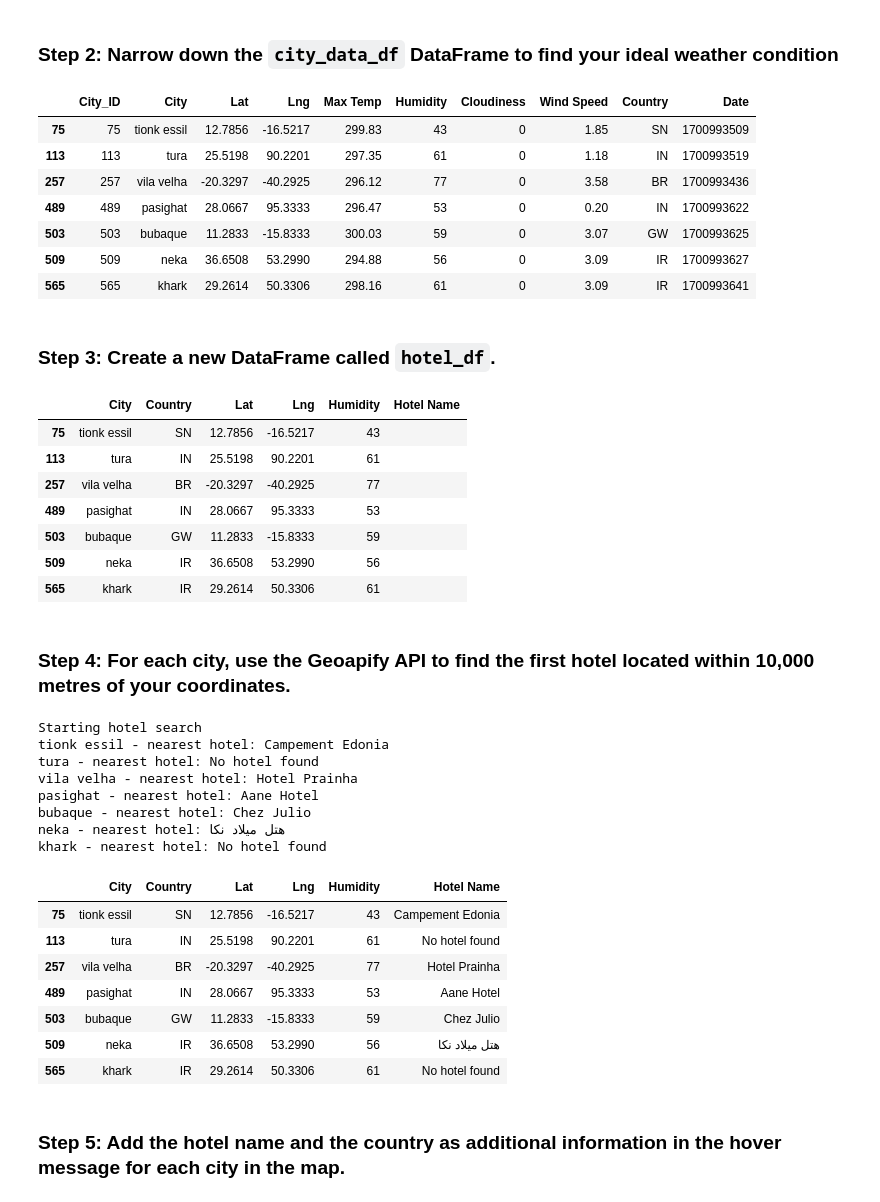
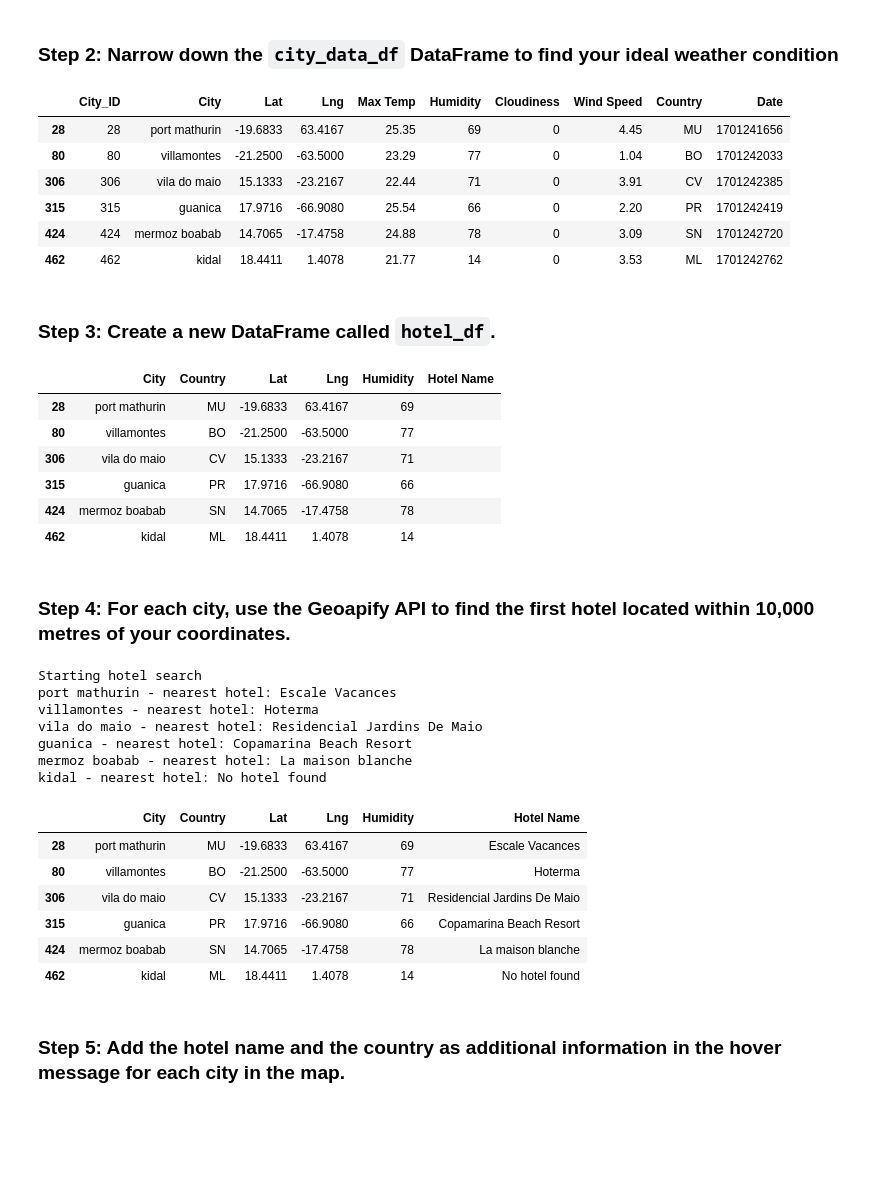
Before and after one commit to Senelli/python-api-challenge, a Jupyter notebook: WeatherPy/VacationPy.ipynb, the cells around one changed output. Saved outputs shown, nothing was run; the diff lists cells and outputs as text; code cells hidden in the pictures; blank space fills up the shorter version.

Commit message:
updated all files with current data

```diff
--- a/WeatherPy/VacationPy.ipynb
+++ b/WeatherPy/VacationPy.ipynb
@@ -54,23 +54,22 @@ map_plot_1
 ### Step 2: Narrow down the `city_data_df` DataFrame to find your ideal weather condition
 # %%
 # Narrow down cities that fit criteria and drop any results with null values
-filtered_cities_df = city_data_df.loc[(city_data_df["Max Temp"] - 273.15 < 27) & (city_data_df["Max Temp"] - 273.15 > 21) &
+filtered_cities_df = city_data_df.loc[(city_data_df["Max Temp"] < 27) & (city_data_df["Max Temp"] > 21) &
                                      (city_data_df["Wind Speed"] < 4.5) & (city_data_df["Cloudiness"] == 0)]
 
 # Drop any rows with null values
 filtered_cities_df.dropna(how = "any")
 
 # Display sample data
 filtered_cities_df
 # %% [output]
 |  | City_ID | City | Lat | Lng | Max Temp | Humidity | Cloudiness | Wind Speed | Country | Date |
-| 75 | 75 | tionk essil | 12.7856 | -16.5217 | 299.83 | 43 | 0 | 1.85 | SN | 1700993509 |
-| 113 | 113 | tura | 25.5198 | 90.2201 | 297.35 | 61 | 0 | 1.18 | IN | 1700993519 |
-| 257 | 257 | vila velha | -20.3297 | -40.2925 | 296.12 | 77 | 0 | 3.58 | BR | 1700993436 |
-| 489 | 489 | pasighat | 28.0667 | 95.3333 | 296.47 | 53 | 0 | 0.20 | IN | 1700993622 |
-| 503 | 503 | bubaque | 11.2833 | -15.8333 | 300.03 | 59 | 0 | 3.07 | GW | 1700993625 |
-| 509 | 509 | neka | 36.6508 | 53.2990 | 294.88 | 56 | 0 | 3.09 | IR | 1700993627 |
-| 565 | 565 | khark | 29.2614 | 50.3306 | 298.16 | 61 | 0 | 3.09 | IR | 1700993641 |
+| 28 | 28 | port mathurin | -19.6833 | 63.4167 | 25.35 | 69 | 0 | 4.45 | MU | 1701241656 |
+| 80 | 80 | villamontes | -21.2500 | -63.5000 | 23.29 | 77 | 0 | 1.04 | BO | 1701242033 |
+| 306 | 306 | vila do maio | 15.1333 | -23.2167 | 22.44 | 71 | 0 | 3.91 | CV | 1701242385 |
+| 315 | 315 | guanica | 17.9716 | -66.9080 | 25.54 | 66 | 0 | 2.20 | PR | 1701242419 |
+| 424 | 424 | mermoz boabab | 14.7065 | -17.4758 | 24.88 | 78 | 0 | 3.09 | SN | 1701242720 |
+| 462 | 462 | kidal | 18.4411 | 1.4078 | 21.77 | 14 | 0 | 3.53 | ML | 1701242762 |
 # %% [markdown]
 ### Step 3: Create a new DataFrame called `hotel_df`.
 # %%
@@ -84,13 +83,12 @@ hotel_df["Hotel Name"] = ""
 hotel_df
 # %% [output]
 |  | City | Country | Lat | Lng | Humidity | Hotel Name |
-| 75 | tionk essil | SN | 12.7856 | -16.5217 | 43 |  |
-| 113 | tura | IN | 25.5198 | 90.2201 | 61 |  |
-| 257 | vila velha | BR | -20.3297 | -40.2925 | 77 |  |
-| 489 | pasighat | IN | 28.0667 | 95.3333 | 53 |  |
-| 503 | bubaque | GW | 11.2833 | -15.8333 | 59 |  |
-| 509 | neka | IR | 36.6508 | 53.2990 | 56 |  |
-| 565 | khark | IR | 29.2614 | 50.3306 | 61 |  |
+| 28 | port mathurin | MU | -19.6833 | 63.4167 | 69 |  |
+| 80 | villamontes | BO | -21.2500 | -63.5000 | 77 |  |
+| 306 | vila do maio | CV | 15.1333 | -23.2167 | 71 |  |
+| 315 | guanica | PR | 17.9716 | -66.9080 | 66 |  |
+| 424 | mermoz boabab | SN | 14.7065 | -17.4758 | 78 |  |
+| 462 | kidal | ML | 18.4411 | 1.4078 | 14 |  |
 # %% [markdown]
 ### Step 4: For each city, use the Geoapify API to find the first hotel located within 10,000 metres of your coordinates.
 # %%
@@ -138,21 +136,19 @@ for index, row in hotel_df.iterrows():
 hotel_df
 # %% [output]
 Starting hotel search
-tionk essil - nearest hotel: Campement Edonia
-tura - nearest hotel: No hotel found
-vila velha - nearest hotel: Hotel Prainha
-pasighat - nearest hotel: Aane Hotel
-bubaque - nearest hotel: Chez Julio
-neka - nearest hotel: هتل میلاد نکا
-khark - nearest hotel: No hotel found
+port mathurin - nearest hotel: Escale Vacances
+villamontes - nearest hotel: Hoterma
+vila do maio - nearest hotel: Residencial Jardins De Maio
+guanica - nearest hotel: Copamarina Beach Resort
+mermoz boabab - nearest hotel: La maison blanche
+kidal - nearest hotel: No hotel found
 |  | City | Country | Lat | Lng | Humidity | Hotel Name |
-| 75 | tionk essil | SN | 12.7856 | -16.5217 | 43 | Campement Edonia |
-| 113 | tura | IN | 25.5198 | 90.2201 | 61 | No hotel found |
-| 257 | vila velha | BR | -20.3297 | -40.2925 | 77 | Hotel Prainha |
-| 489 | pasighat | IN | 28.0667 | 95.3333 | 53 | Aane Hotel |
-| 503 | bubaque | GW | 11.2833 | -15.8333 | 59 | Chez Julio |
-| 509 | neka | IR | 36.6508 | 53.2990 | 56 | هتل میلاد نکا |
-| 565 | khark | IR | 29.2614 | 50.3306 | 61 | No hotel found |
+| 28 | port mathurin | MU | -19.6833 | 63.4167 | 69 | Escale Vacances |
+| 80 | villamontes | BO | -21.2500 | -63.5000 | 77 | Hoterma |
+| 306 | vila do maio | CV | 15.1333 | -23.2167 | 71 | Residencial Jardins De Maio |
+| 315 | guanica | PR | 17.9716 | -66.9080 | 66 | Copamarina Beach Resort |
+| 424 | mermoz boabab | SN | 14.7065 | -17.4758 | 78 | La maison blanche |
+| 462 | kidal | ML | 18.4411 | 1.4078 | 14 | No hotel found |
 # %% [markdown]
 ### Step 5: Add the hotel name and the country as additional information in the hover message for each city in the map.
 # %%
```
Also changed, not shown: parts of 1 cell of this notebook, 6 other files.
